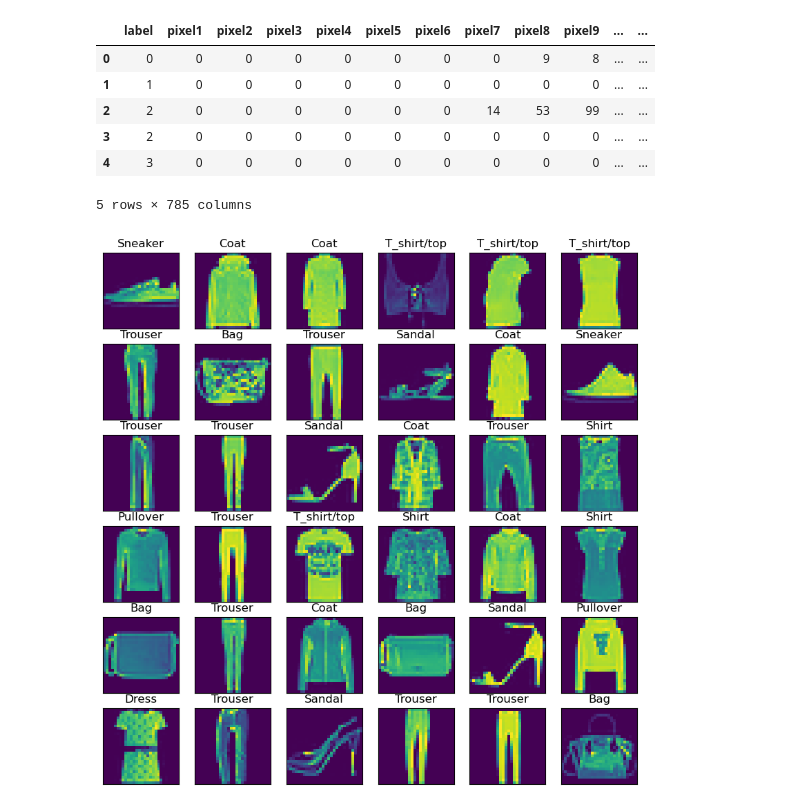
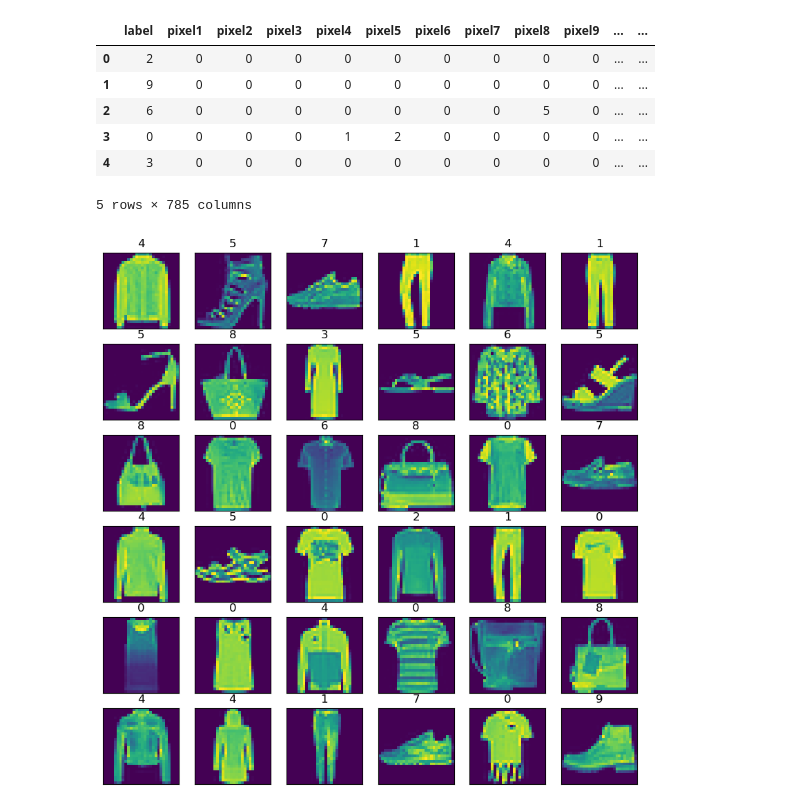
Before and after one commit to BlamerX/Deep-Learning-Projects, a Jupyter notebook: Fashion MNIST/Fashion MNIST with CNN.ipynb, the cells around one changed output. Cells and saved outputs as stored; diff of their text form; code cells hidden in the pictures.

```diff
--- a/Fashion MNIST/Fashion MNIST with CNN.ipynb
+++ b/Fashion MNIST/Fashion MNIST with CNN.ipynb
@@ -9,14 +15,14 @@ from tensorflow.keras.optimizers import Adam
 # %%
-train_df = pd.read_csv('/kaggle/input/fashionmnist/fashion-mnist_test.csv')
-test_df = pd.read_csv('/kaggle/input/fashionmnist/fashion-mnist_train.csv')
+train_df = pd.read_csv('/kaggle/input/fashionmnist/fashion-mnist_train.csv')
+test_df = pd.read_csv('/kaggle/input/fashionmnist/fashion-mnist_test.csv')
 # %%
 train_df.head()
 # %% [output]
 |  | label | pixel1 | pixel2 | pixel3 | pixel4 | pixel5 | pixel6 | pixel7 | pixel8 | pixel9 | ... | ... |
-| 0 | 0 | 0 | 0 | 0 | 0 | 0 | 0 | 0 | 9 | 8 | ... | ... |
-| 1 | 1 | 0 | 0 | 0 | 0 | 0 | 0 | 0 | 0 | 0 | ... | ... |
-| 2 | 2 | 0 | 0 | 0 | 0 | 0 | 0 | 14 | 53 | 99 | ... | ... |
-| 3 | 2 | 0 | 0 | 0 | 0 | 0 | 0 | 0 | 0 | 0 | ... | ... |
+| 0 | 2 | 0 | 0 | 0 | 0 | 0 | 0 | 0 | 0 | 0 | ... | ... |
+| 1 | 9 | 0 | 0 | 0 | 0 | 0 | 0 | 0 | 0 | 0 | ... | ... |
+| 2 | 6 | 0 | 0 | 0 | 0 | 0 | 0 | 0 | 5 | 0 | ... | ... |
+| 3 | 0 | 0 | 0 | 0 | 1 | 2 | 0 | 0 | 0 | 0 | ... | ... |
 | 4 | 3 | 0 | 0 | 0 | 0 | 0 | 0 | 0 | 0 | 0 | ... | ... |
 5 rows × 785 columns
 # %%
@@ -31,20 +37,20 @@ y_test=test_data[:,0]
 # %%
 x_train,x_validate,y_train,y_validate = train_test_split(x_train,y_train,test_size = 0.2,random_state=4)
 # %%
-class_names = ['T_shirt/top', 'Trouser', 'Pullover', 'Dress', 'Coat',
-               'Sandal', 'Shirt', 'Sneaker', 'Bag', 'Ankle boot']
+class_names = ['0', '1', '2', '3', '4',
+               '5', '6', '7', '8', '9']
 plt.figure(figsize=(10, 10))
 for i in range(36):
     plt.subplot(6, 6, i + 1)
     plt.xticks([])
     plt.yticks([])
     plt.grid(False)
     plt.imshow(x_train[i].reshape((28,28)))
     label_index = int(y_train[i])
     plt.title(class_names[label_index])
 plt.show()
 # %% [output]
-[figure, old version]
+[figure, new version]
 # %%
 image_shape = (28,28,1)
 x_train = x_train.reshape(x_train.shape[0],*image_shape)
```
Also changed, not shown: parts of 9 cells of this notebook.
